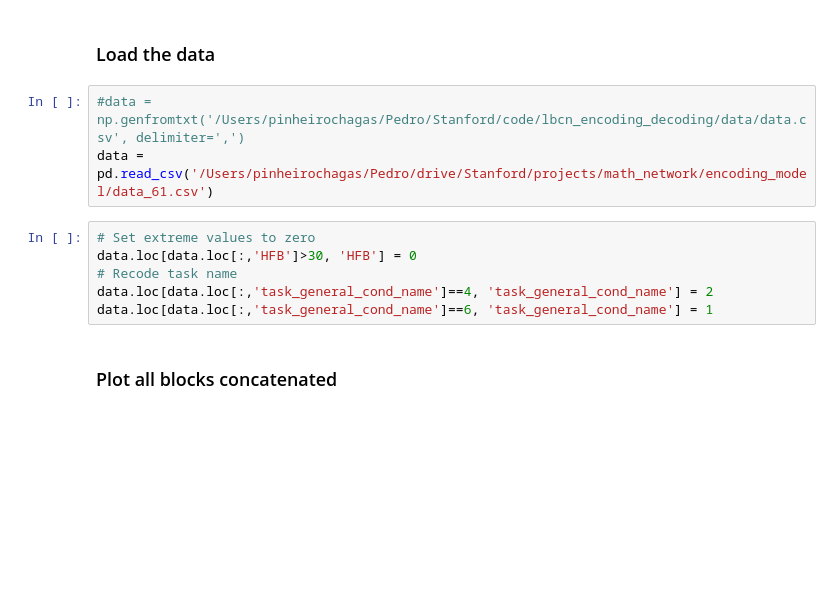
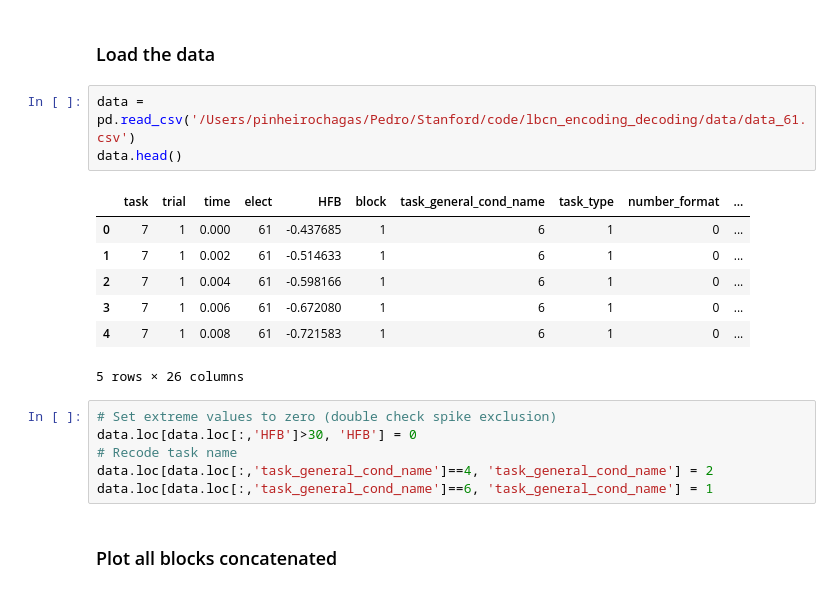
Before and after one commit to pinheirochagas/lbcn_encoding_decoding, a Jupyter notebook: notebooks/encoding_model_pipeline.ipynb, the cells around one changed output. Cells and saved outputs as stored; diff of their text form; blank space fills up the shorter version.

```diff
--- a/notebooks/encoding_model_pipeline.ipynb
+++ b/notebooks/encoding_model_pipeline.ipynb
@@ -63,11 +63,19 @@ plt.axis('off')
 [figure]
 # %% [markdown]
 ### Load the data
-# %%
-#data = np.genfromtxt('/Users/pinheirochagas/Pedro/Stanford/code/lbcn_encoding_decoding/data/data.csv', delimiter=',')
-data = pd.read_csv('/Users/pinheirochagas/Pedro/drive/Stanford/projects/math_network/encoding_model/data_61.csv')
+# %%
+data = pd.read_csv('/Users/pinheirochagas/Pedro/Stanford/code/lbcn_encoding_decoding/data/data_61.csv')
+data.head()
+# %% [output]
+|  | task | trial | time | elect | HFB | block | task_general_cond_name | task_type | number_format | ... |
+| 0 | 7 | 1 | 0.000 | 61 | -0.437685 | 1 | 6 | 1 | 0 | ... |
+| 1 | 7 | 1 | 0.002 | 61 | -0.514633 | 1 | 6 | 1 | 0 | ... |
+| 2 | 7 | 1 | 0.004 | 61 | -0.598166 | 1 | 6 | 1 | 0 | ... |
+| 3 | 7 | 1 | 0.006 | 61 | -0.672080 | 1 | 6 | 1 | 0 | ... |
+| 4 | 7 | 1 | 0.008 | 61 | -0.721583 | 1 | 6 | 1 | 0 | ... |
+5 rows × 26 columns
 # %%
-# Set extreme values to zero
+# Set extreme values to zero (double check spike exclusion)
 data.loc[data.loc[:,'HFB']>30, 'HFB'] = 0
 # Recode task name
 data.loc[data.loc[:,'task_general_cond_name']==4, 'task_general_cond_name'] = 2
```
Also changed, not shown: parts of 7 cells of this notebook.
